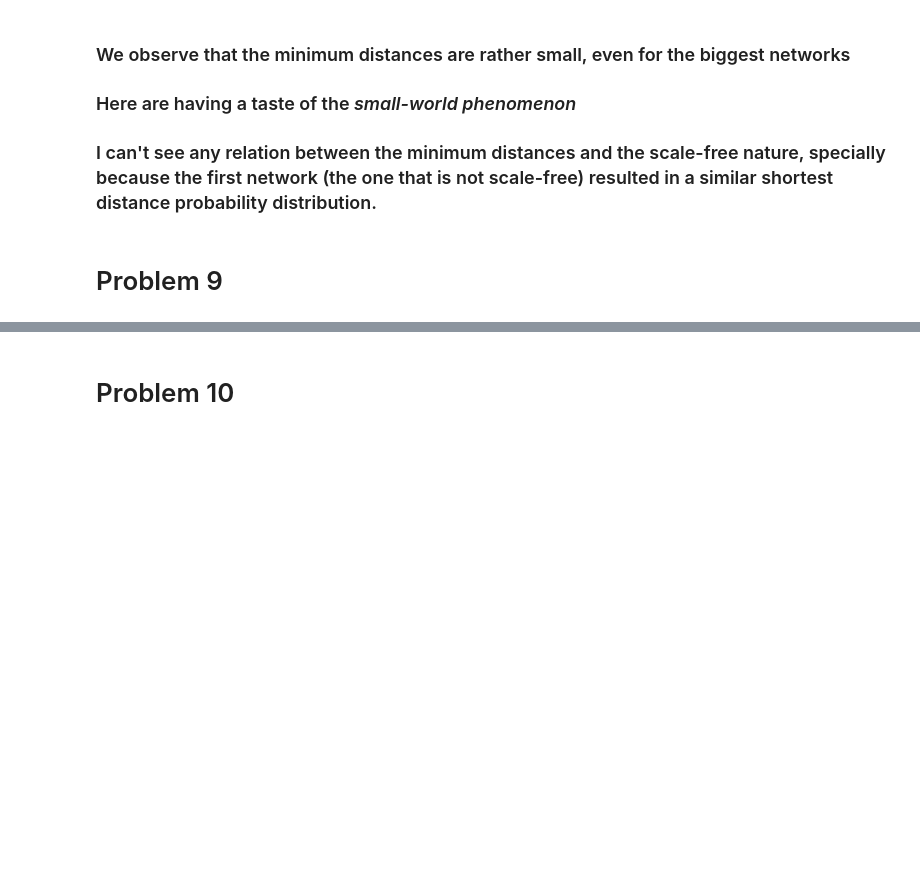
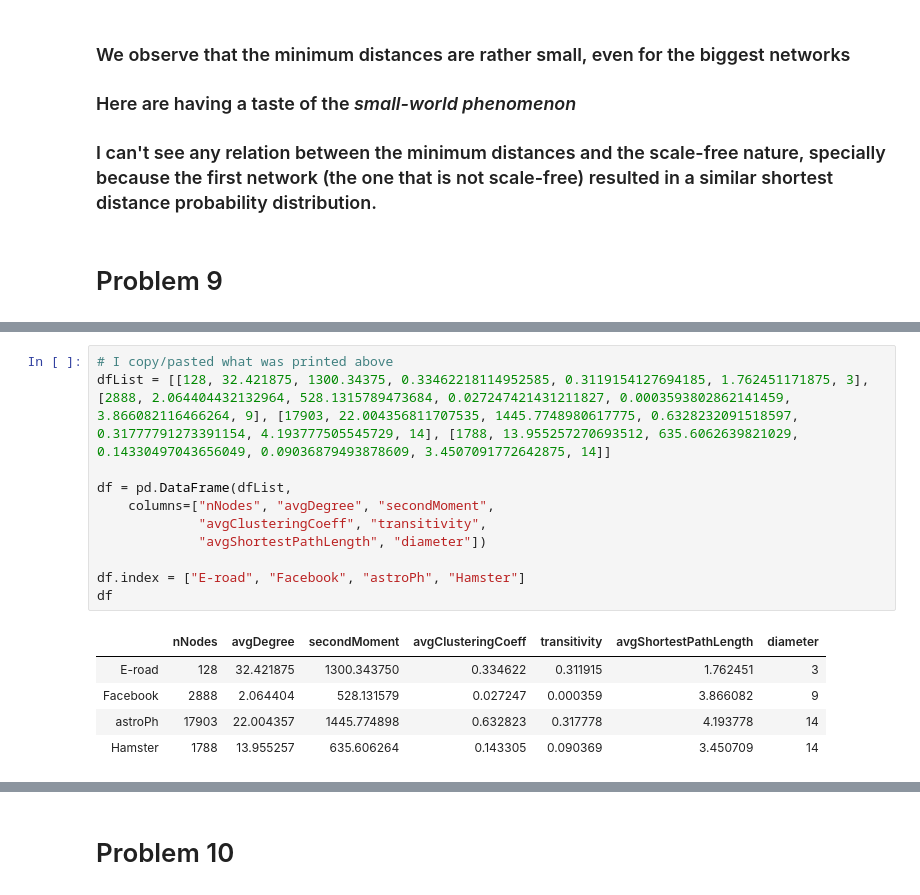
Before and after one commit to matheushjs/sandbox, a Jupyter notebook: complex_nets/lista1.ipynb, the cells around one changed output, grey strips where cells are left out. Cells and saved outputs as stored; diff of their text form; blank space fills up the shorter version.

```diff
--- a/complex_nets/lista1.ipynb
+++ b/complex_nets/lista1.ipynb
@@ -784,0 +791,17 @@ df
+# %%
+# I copy/pasted what was printed above
+dfList = [[128, 32.421875, 1300.34375, 0.33462218114952585, 0.3119154127694185, 1.762451171875, 3], [2888, 2.064404432132964, 528.1315789473684, 0.027247421431211827, 0.0003593802862141459, 3.866082116466264, 9], [17903, 22.004356811707535, 1445.7748980617775, 0.6328232091518597, 0.31777791273391154, 4.193777505545729, 14], [1788, 13.955257270693512, 635.6062639821029, 0.14330497043656049, 0.09036879493878609, 3.4507091772642875, 14]]
+
+df = pd.DataFrame(dfList,
+    columns=["nNodes", "avgDegree", "secondMoment",
+             "avgClusteringCoeff", "transitivity",
+             "avgShortestPathLength", "diameter"])
+
+df.index = ["E-road", "Facebook", "astroPh", "Hamster"]
+df
+# %% [output]
+|  | nNodes | avgDegree | secondMoment | avgClusteringCoeff | transitivity | avgShortestPathLength | diameter |
+| E-road | 128 | 32.421875 | 1300.343750 | 0.334622 | 0.311915 | 1.762451 | 3 |
+| Facebook | 2888 | 2.064404 | 528.131579 | 0.027247 | 0.000359 | 3.866082 | 9 |
+| astroPh | 17903 | 22.004357 | 1445.774898 | 0.632823 | 0.317778 | 4.193778 | 14 |
+| Hamster | 1788 | 13.955257 | 635.606264 | 0.143305 | 0.090369 | 3.450709 | 14 |
```
Also changed, not shown: parts of 16 cells of this notebook.
